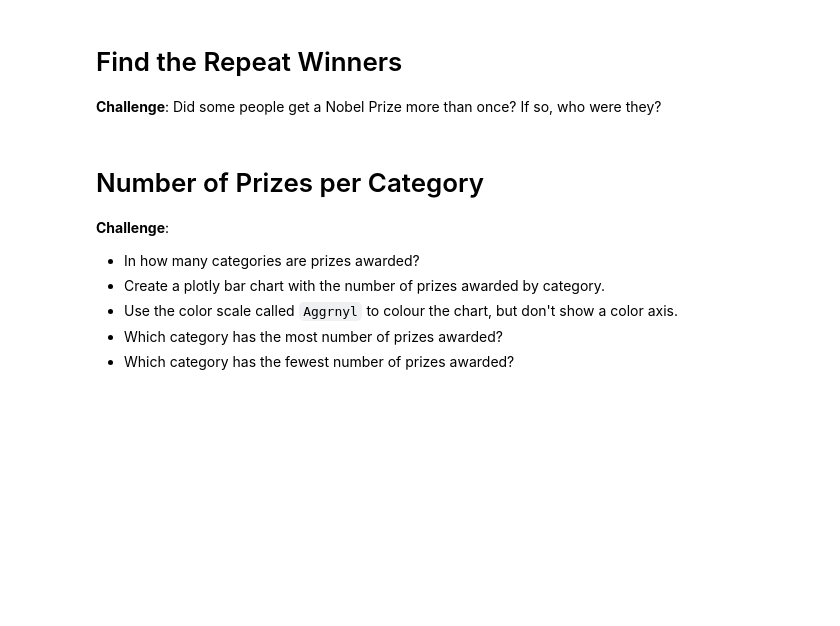
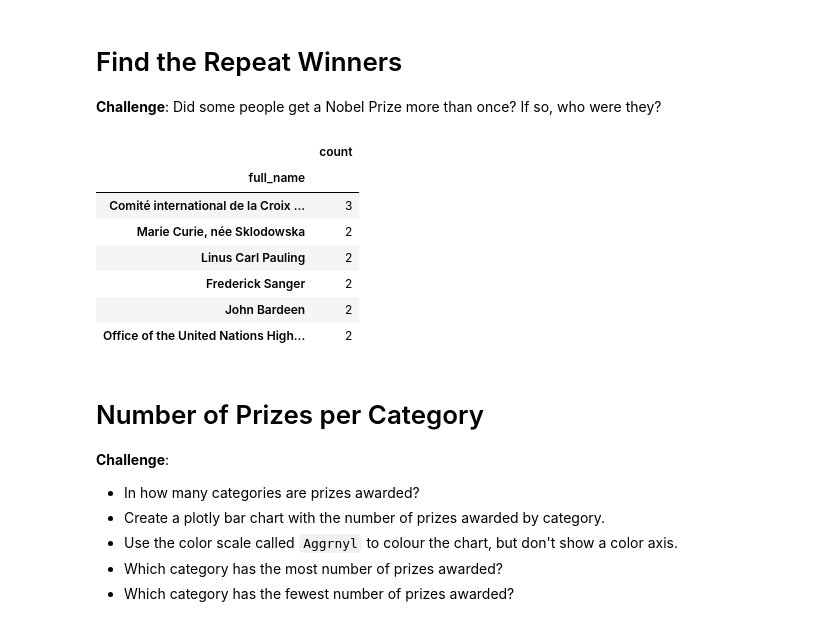
Before and after one commit to tomweinandy/100DaysOfCode, a Jupyter notebook: Projects/Day078/Nobel_Prize_Analysis.ipynb, the cells around one changed output. Saved outputs shown, nothing was run; the diff lists cells and outputs as text; code cells hidden in the pictures; blank space fills up the shorter version.

Commit message:
Data viz

```diff
--- a/Projects/Day078/Nobel_Prize_Analysis.ipynb
+++ b/Projects/Day078/Nobel_Prize_Analysis.ipynb
@@ -191,6 +211,19 @@ df
 # Find the Repeat Winners
 
 **Challenge**: Did some people get a Nobel Prize more than once? If so, who were they?
+# %%
+df_names = df.value_counts('full_name')
+df_names = pd.DataFrame(df_names, columns=['count'])
+df_names.query('count > 1')
+# %% [output]
+|  | count |
+| full_name |  |
+| Comité international de la Croix ... | 3 |
+| Marie Curie, née Sklodowska | 2 |
+| Linus Carl Pauling | 2 |
+| Frederick Sanger | 2 |
+| John Bardeen | 2 |
+| Office of the United Nations High... | 2 |
 # %% [markdown]
 # Number of Prizes per Category
 
```
Also changed, not shown: parts of 8 cells of this notebook.
